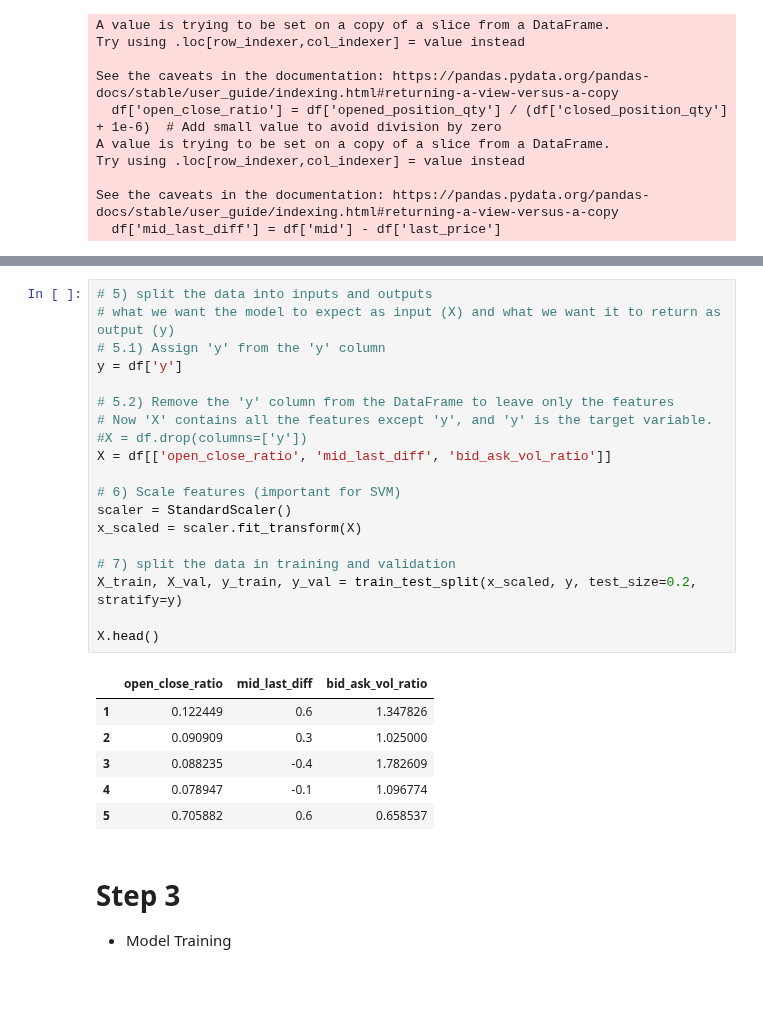
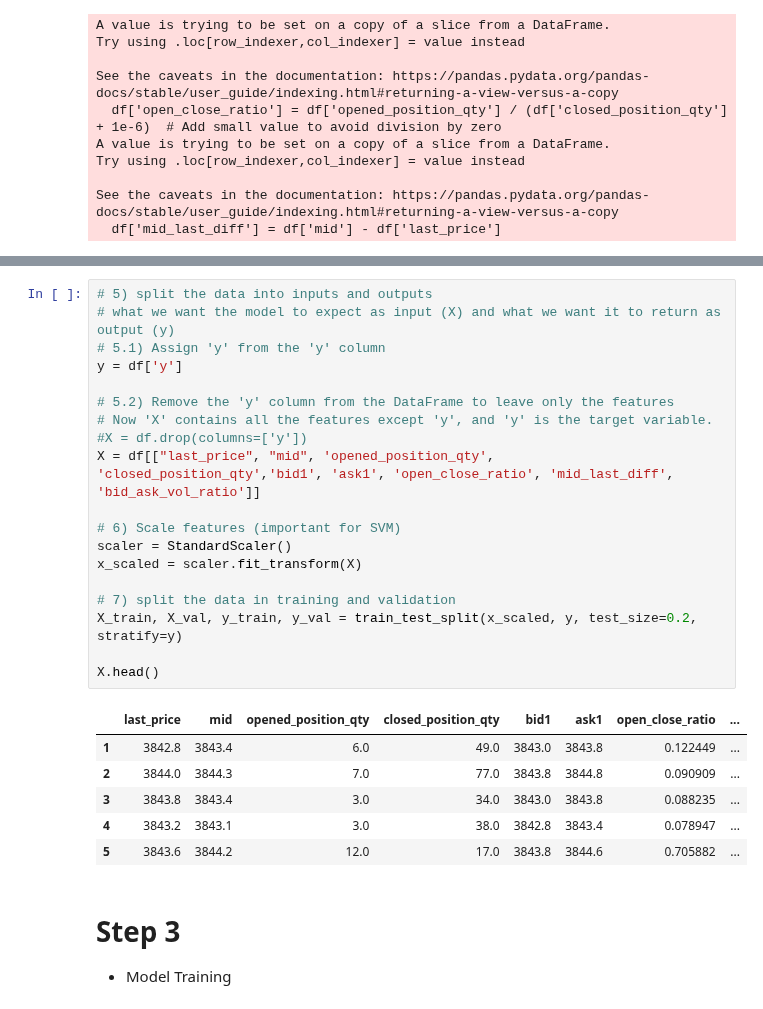
Before and after one commit to UpLiftL1f3/CSCE5214_LineChasers, a Jupyter notebook: main_svm.ipynb, the cells around one changed output, grey strips where cells are left out. Drawn from its saved outputs; the diff is of its cells as text.

```diff
--- a/main_svm.ipynb
+++ b/main_svm.ipynb
@@ -85,29 +90,29 @@ See the caveats in the documentation: https://pandas.pydata.org/pandas-docs/stab
 # %%
 # 5) split the data into inputs and outputs
 # what we want the model to expect as input (X) and what we want it to return as output (y)
 # 5.1) Assign 'y' from the 'y' column
 y = df['y']
 
 # 5.2) Remove the 'y' column from the DataFrame to leave only the features
 # Now 'X' contains all the features except 'y', and 'y' is the target variable.
 #X = df.drop(columns=['y'])
-X = df[['open_close_ratio', 'mid_last_diff', 'bid_ask_vol_ratio']]
+X = df[["last_price", "mid", 'opened_position_qty', 'closed_position_qty','bid1', 'ask1', 'open_close_ratio', 'mid_last_diff', 'bid_ask_vol_ratio']]
 
 # 6) Scale features (important for SVM)
 scaler = StandardScaler()
 x_scaled = scaler.fit_transform(X)
 
 # 7) split the data in training and validation
 X_train, X_val, y_train, y_val = train_test_split(x_scaled, y, test_size=0.2, stratify=y)
 
 X.head()
 # %% [output]
-|  | open_close_ratio | mid_last_diff | bid_ask_vol_ratio |
-| 1 | 0.122449 | 0.6 | 1.347826 |
-| 2 | 0.090909 | 0.3 | 1.025000 |
-| 3 | 0.088235 | -0.4 | 1.782609 |
-| 4 | 0.078947 | -0.1 | 1.096774 |
-| 5 | 0.705882 | 0.6 | 0.658537 |
+|  | last_price | mid | opened_position_qty | closed_position_qty | bid1 | ask1 | open_close_ratio | ... |
+| 1 | 3842.8 | 3843.4 | 6.0 | 49.0 | 3843.0 | 3843.8 | 0.122449 | ... |
+| 2 | 3844.0 | 3844.3 | 7.0 | 77.0 | 3843.8 | 3844.8 | 0.090909 | ... |
+| 3 | 3843.8 | 3843.4 | 3.0 | 34.0 | 3843.0 | 3843.8 | 0.088235 | ... |
+| 4 | 3843.2 | 3843.1 | 3.0 | 38.0 | 3842.8 | 3843.4 | 0.078947 | ... |
+| 5 | 3843.6 | 3844.2 | 12.0 | 17.0 | 3843.8 | 3844.6 | 0.705882 | ... |
 # %% [markdown]
 # Step 3
 
```
Also changed, not shown: parts of 4 cells of this notebook.
